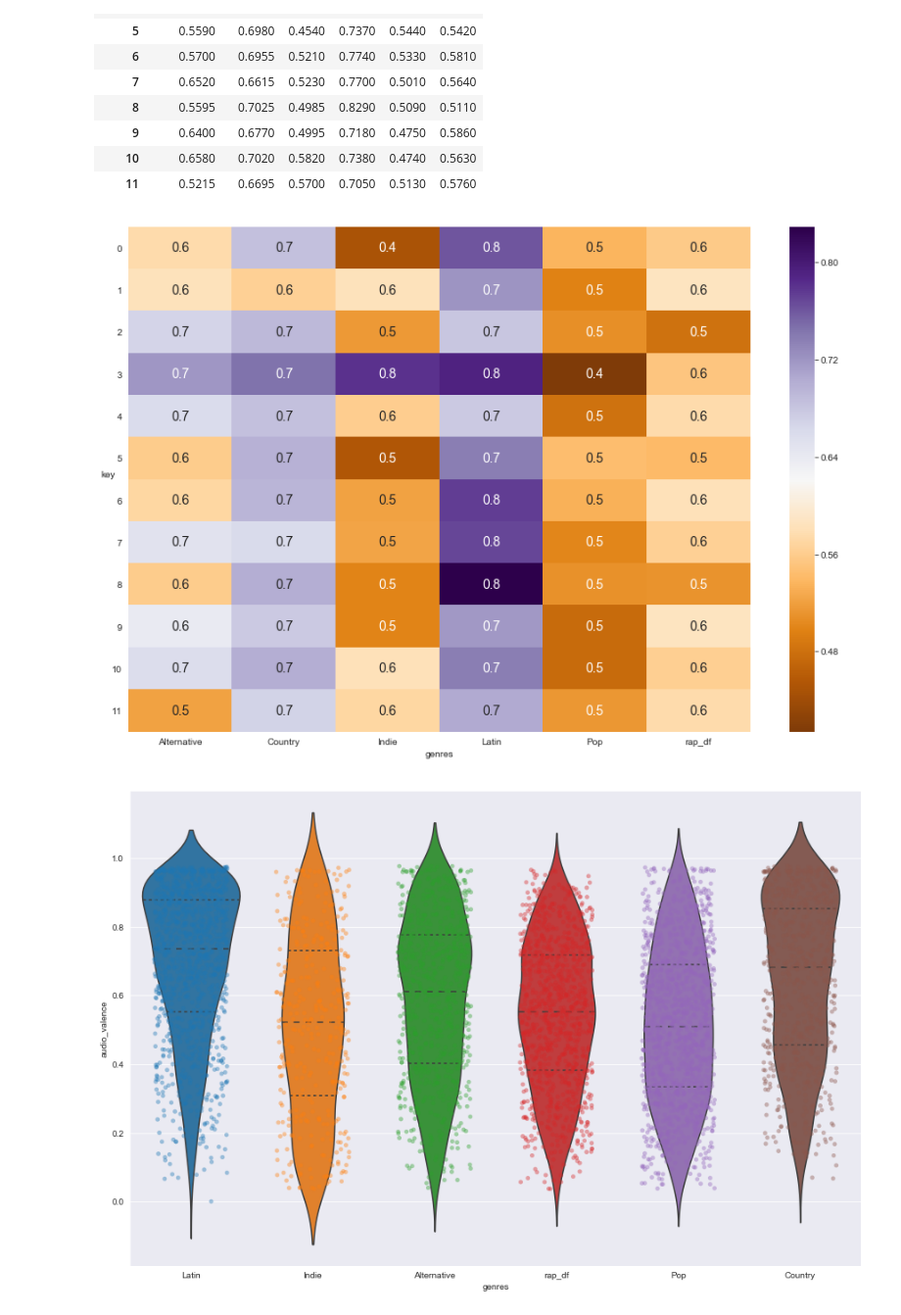
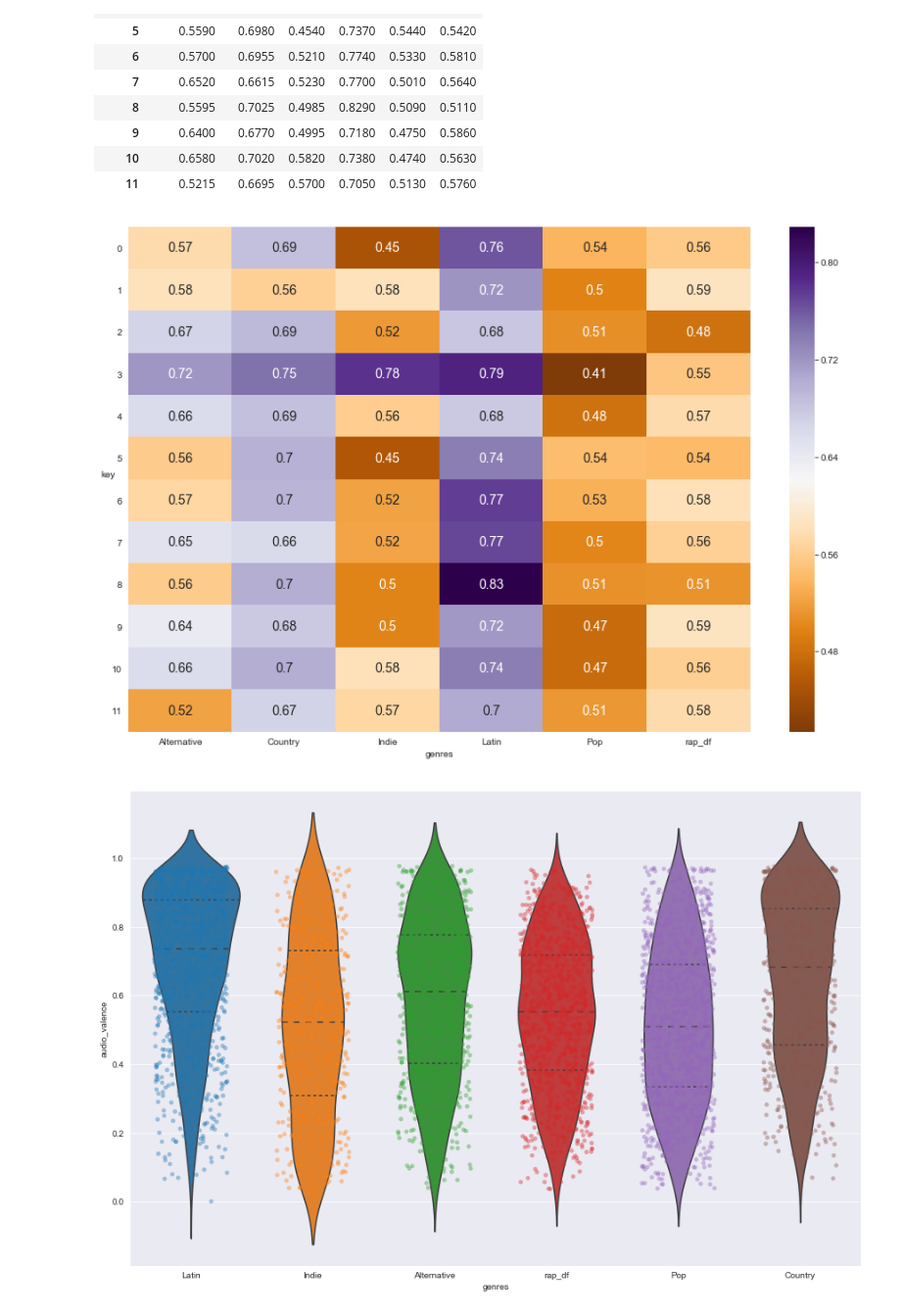
Before and after one commit to GolAbrishami/anlt232hw2, a Jupyter notebook: temp.ipynb, the cells around one changed output. Shown at 98% size. Saved outputs shown, nothing was run; the diff lists cells and outputs as text; code cells hidden in the pictures.

Commit message:
Heatmap for genres

```diff
--- a/temp.ipynb
+++ b/temp.ipynb
@@ -365,14 +365,14 @@ songdata_valence
 | 11 | 0.5215 | 0.6695 | 0.5700 | 0.7050 | 0.5130 | 0.5760 |
 # %%
 sns.set_context({"figure.figsize": (15, 10)})
-ax = sns.heatmap(songdata_valence, cmap= 'PuOr',annot= True, fmt='0.1', annot_kws={'fontsize':14})
+ax = sns.heatmap(songdata_valence, cmap= 'PuOr',annot= True, fmt='0.2', annot_kws={'fontsize':14})
 plt.title('')
 plt.yticks(rotation = 0)
 plt.ylabel('key').set_rotation(0)
 
 plt.show()
 # %% [output]
-[figure, old version]
+[figure, new version]
 # %%
 
 sns.set_style('darkgrid')
```
